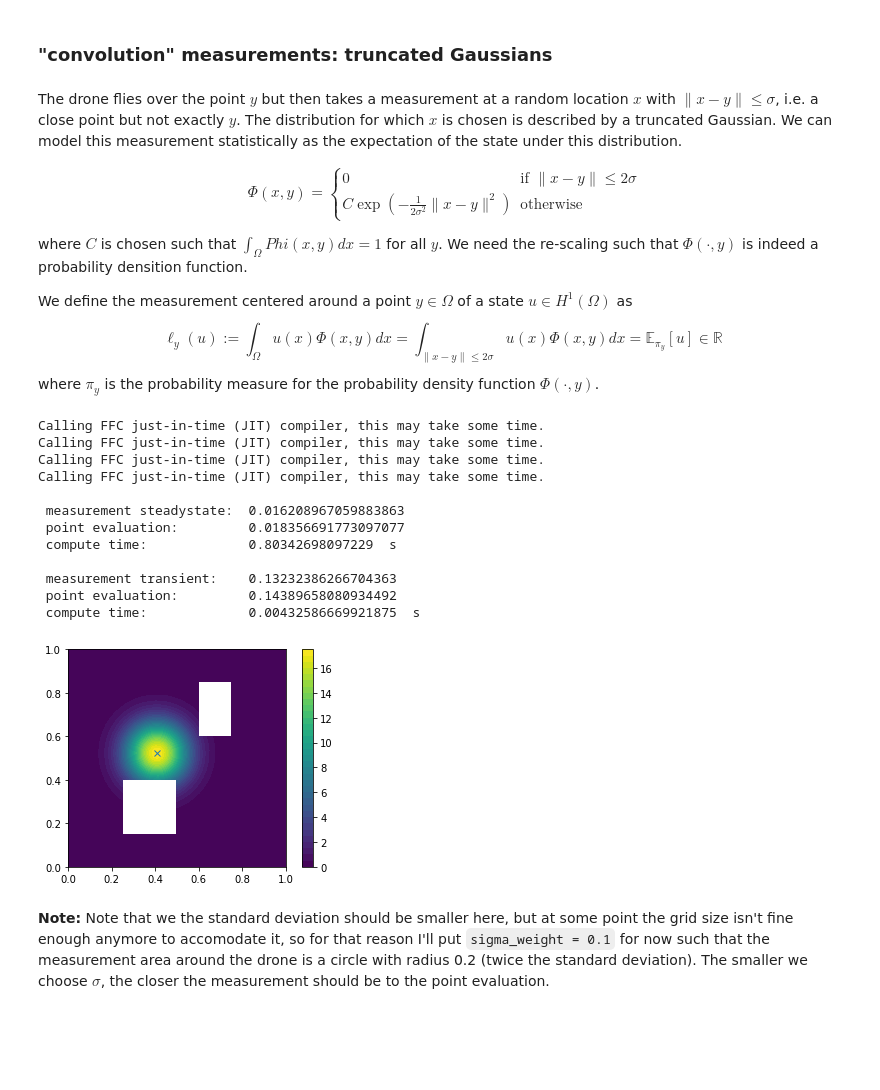
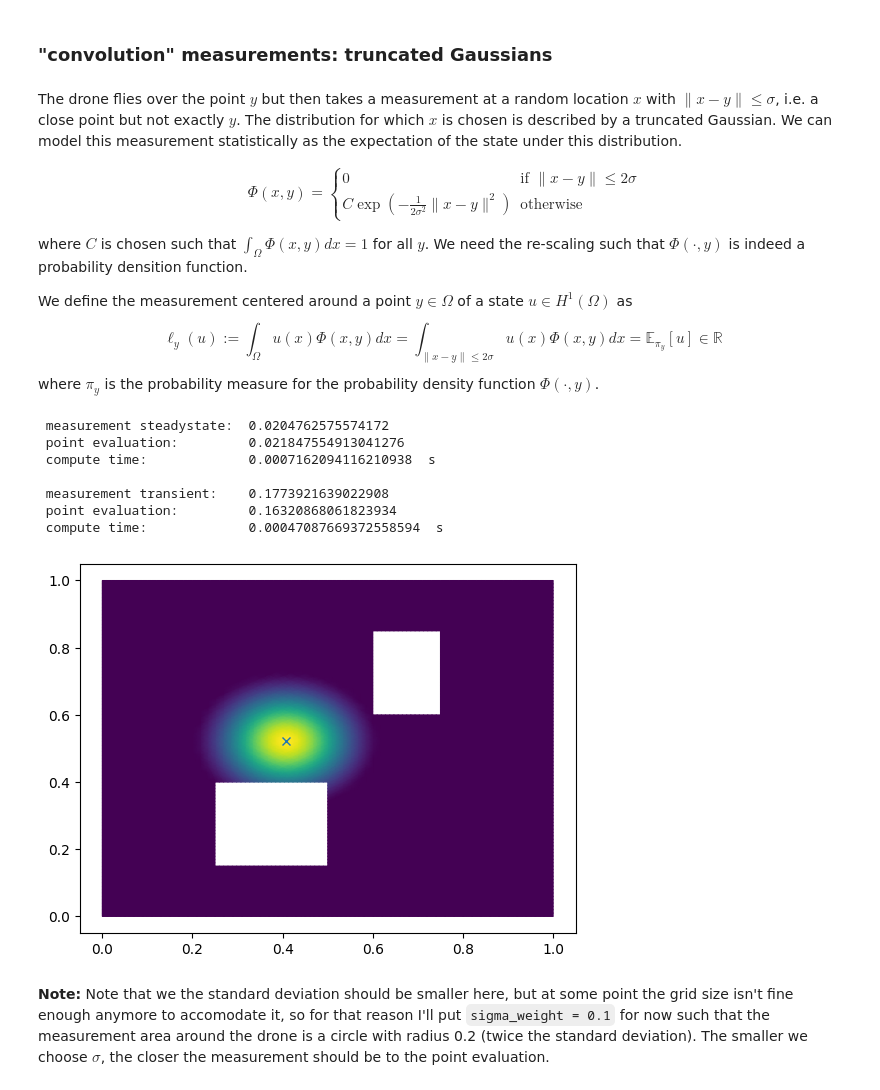
Before and after one commit to leyffer/m2dtIceSheet, a Jupyter notebook: notebooks/0_circle.ipynb, the cells around one changed output. Drawn from its saved outputs; the diff is of its cells as text; code cells hidden in the pictures; blank space fills up the shorter version.

Commit message:
Notebooks/source to be firedrake/dolfin compatible

```diff
--- a/notebooks/0_circle.ipynb
+++ b/notebooks/0_circle.ipynb
@@ -9,14 +9,26 @@ sys.path.insert(0, "../source/")
 from FOM_advectiondiffusion import FOM_advectiondiffusion
 from FOM_advectiondiffusion_steadystate import FOM_advectiondiffusion_steadystate
 from Drone import Drone
-from Parameter import Parameter
+# from Parameter import Parameter
 from Brain import Brain
+from NoiseModel import NoiseModel
+from Prior import Prior
 
-import dolfin as dl
+try:
+    import firedrake as dl
+    using_firedrake = True
+except ImportError:
+    import fenics as dl
+    dl.set_log_level(30)
+    using_firedrake = False
 import matplotlib.pyplot as plt
 import numpy as np
 import time
 import scipy.linalg as la
+import scipy.sparse as sparse
+import scipy.sparse.linalg as sla
+import math
+import scipy.stats as stats
 # %%
 tStart_notebook = time.time()
 # %% [markdown]
@@ -62,6 +77,6 @@ dl.plot(fom.m_true, mesh=fom.mesh)
 # %%
 # model solve
-sol_transient, grid_t = fom.implicit_Euler(m_init=fom.m_true, dt=0.1, final_time=10)
+sol_transient, grid_t = fom.implicit_Euler(m_init=fom.m_true, dt=0.04, final_time=4)
 # %%
 t = 0.8
 k = np.argmin(np.abs(grid_t - t))
@@ -89,7 +101,7 @@ flying_parameters = {
                 "speed" : 0.3
             }
 
-drone = Drone(fom, grid_t=grid_t, flying_parameters=flying_parameters)
+drone = Drone(fom, grid_t=grid_t, flying_parameters=flying_parameters, eval_mode="point-eval")
 # %%
 # for playing with different flight path, you can specify them anew when asking for the trajectory
 flying_parameters_temp = flying_parameters
@@ -116,7 +128,7 @@ C\exp(-\frac{1}{2\sigma^2} \|x-y\|^2) & \text{otherwise}
 \end{array}
 \right.
 \end{align}
-where $C$ is chosen such that $\int_{\Omega} Phi(x, y) dx = 1$ for all $y$. We need the re-scaling such that $\Phi(\cdot, y)$ is indeed a probability densition function.
+where $C$ is chosen such that $\int_{\Omega} \Phi(x, y) dx = 1$ for all $y$. We need the re-scaling such that $\Phi(\cdot, y)$ is indeed a probability densition function.
 
 We define the measurement centered around a point $y \in \Omega$ of a state $u \in H^1(\Omega)$ as
 $$\ell_y(u) := \int_{\Omega} u(x) \Phi(x, y) dx
@@ -128,52 +140,64 @@ where $\pi_y$ is the probability measure for the probability density function $\
 t = 1.2  # at which time should we take the measurement?
 k = np.argmin(np.abs(grid_t - t))  # closest time step
 pos_x, pos_y = pos[k, :]  # center point around which to take the measurement
 sigma_gaussian = 0.1 #0.025  # standard deviation of gaussian functional
 # measurement area will be cut off after 2*sigma_weight
 
-# (unscaled) density function for normal distribution
-weight = 'exp(-0.5 * ((x[0]-{})*((x[0]-{})) + (x[1]-{})*(x[1]-{})) / {})'.format(pos_x, pos_x, pos_y, pos_y, sigma_gaussian**2)
+if using_firedrake:
+    x, y = dl.SpatialCoordinate(drone.fom.mesh)
+    weight = dl.Function(drone.fom.V)
+    # Use a conditional instead of a max function
+    weight_fct = weight.interpolate(
+        dl.conditional(
+            dl.gt(
+                dl.exp(-0.5 * (pow(x - pos_x, 2) + pow(y - pos_y, 2)) \
+                    / (sigma_gaussian ** 2)) - dl.exp(-2),
+                0
+            ),
+            dl.exp(-0.5 * (pow(x - pos_x, 2) + pow(y - pos_y, 2)) \
+                / (sigma_gaussian ** 2)) - dl.exp(-2),
+            0
+        )
+    )
+else:
+    # (unscaled) density function for normal distribution
+    weight = 'exp(-0.5 * ((x[0]-{})*((x[0]-{})) + (x[1]-{})*(x[1]-{})) / {})'.format(pos_x, pos_x, pos_y, pos_y, sigma_gaussian**2)
 
-# cut off after twice the standard deviation (truncated normal)
-weight_fct = dl.Expression('max({}, {})'.format(-np.exp(-1), weight), degree=1)  # ideally should use higher degree too
+    # cut off after twice the standard deviation (truncated normal)
+    weight_fct = dl.Expression('max({}, {})'.format(-np.exp(-1), weight), degree=1)  # ideally should use higher degree too
 
 # re-weight such that the integral is = 1
 val_integral = dl.assemble(weight_fct*dl.Measure('dx', fom.mesh))
-weight_fct = weight_fct/val_integral
+# weight_fct = weight_fct/val_integral
 
 fom.plot(weight_fct)
 plt.plot([pos_x],[pos_y], marker = 'x') # how the weight function looks like
 
 tStart = time.time()
-val_steadystate = dl.assemble(dl.inner(weight_fct, sol_steadystate) * dl.dx)
+val_steadystate = dl.assemble(dl.inner(weight_fct, sol_steadystate) * dl.dx) / val_integral
 t_eval_steadystate = time.time()-tStart
 
 tStart = time.time()
-val_transient = dl.assemble(dl.inner(weight_fct, sol_transient[k]) * dl.dx)
+val_transient = dl.assemble(dl.inner(weight_fct, sol_transient[k]) * dl.dx) / val_integral
 t_eval_transient = time.time()-tStart
 
 print("\n measurement steadystate: ", val_steadystate)
 print(" point evaluation:        ", sol_steadystate([pos_x, pos_y]))
 print(" compute time:            ", t_eval_steadystate, " s \n")
 
 
 print(" measurement transient:   ", val_transient)
 print(" point evaluation:        ", sol_transient[k]([pos_x, pos_y]))
 print(" compute time:            ", t_eval_transient, " s \n")
 # %% [output]
-Calling FFC just-in-time (JIT) compiler, this may take some time.
-Calling FFC just-in-time (JIT) compiler, this may take some time.
-Calling FFC just-in-time (JIT) compiler, this may take some time.
-Calling FFC just-in-time (JIT) compiler, this may take some time.
+ measurement steadystate:  0.0204762575574172
+ point evaluation:         0.021847554913041276
+ compute time:             0.0007162094116210938  s
 
- measurement steadystate:  0.016208967059883863
- point evaluation:         0.018356691773097077
- compute time:             0.80342698097229  s
-
- measurement transient:    0.13232386266704363
- point evaluation:         0.14389658080934492
- compute time:             0.00432586669921875  s
+ measurement transient:    0.1773921639022908
+ point evaluation:         0.16320868061823934
+ compute time:             0.00047087669372558594  s
-[figure, old version]
+[figure, new version]
 # %% [markdown]
 **Note:** Note that we the standard deviation should be smaller here, but at some point the grid size isn't fine enough anymore to accomodate it, so for that reason I'll put `sigma_weight = 0.1` for now such that the measurement area around the drone is a circle with radius 0.2 (twice the standard deviation). The smaller we choose $\sigma$, the closer the measurement should be to the point evaluation.
 # %% [markdown]
```
Also changed, not shown: parts of 38 cells of this notebook, 6 other files.
